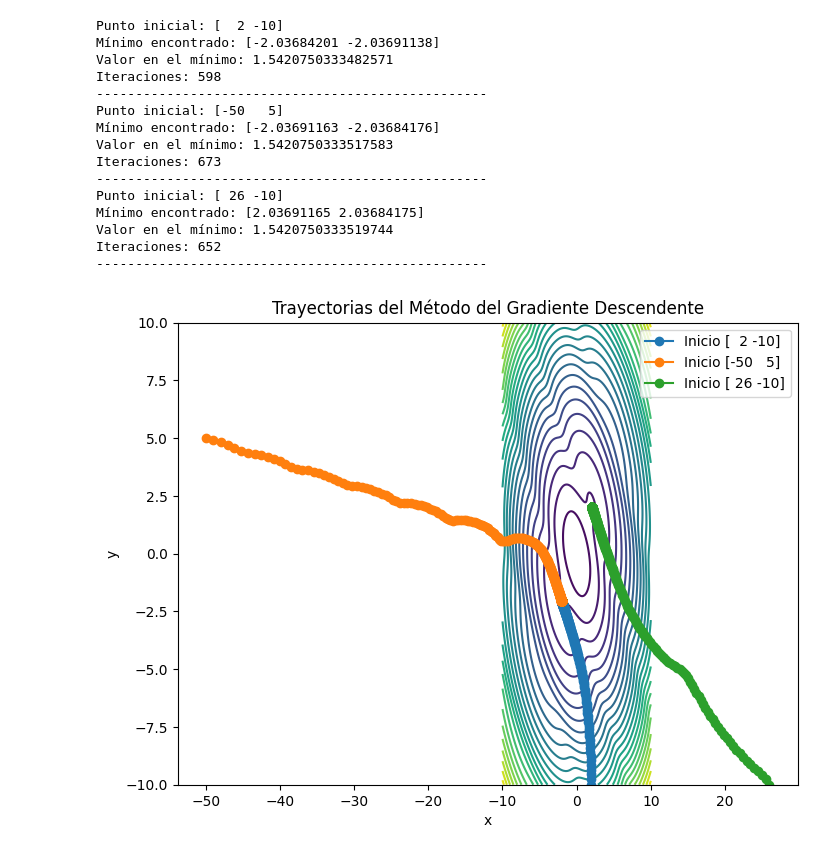
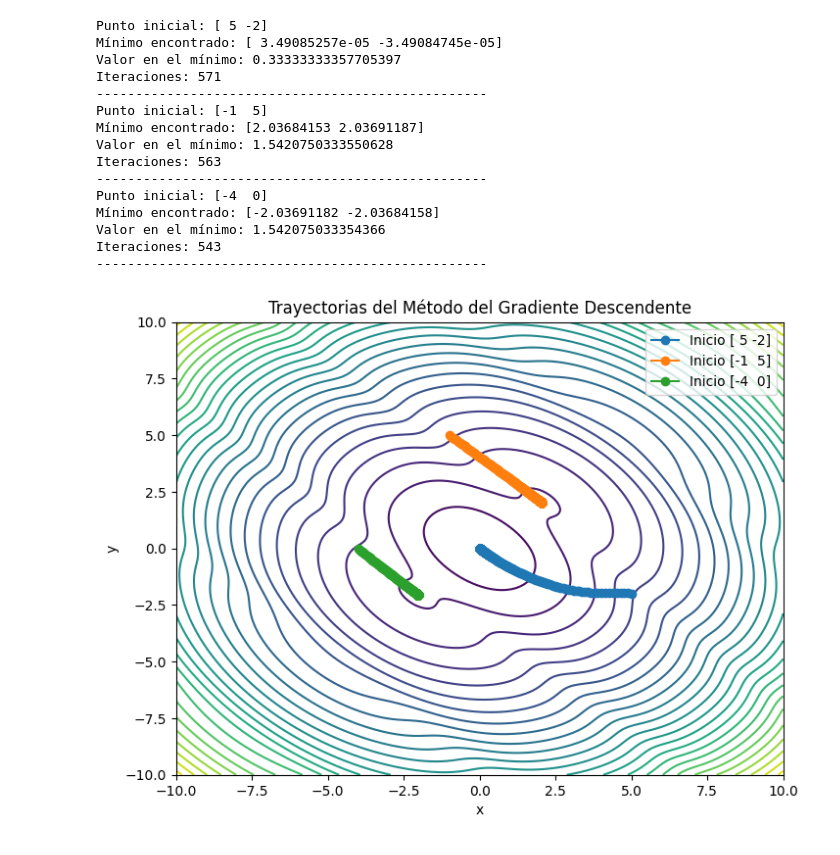
Before and after one commit to JosuSC/Evaluative_Optimization_Assignment, a Jupyter notebook: optimization.ipynb, the cells around one changed output. Saved outputs shown, nothing was run; the diff lists cells and outputs as text; code cells hidden in the pictures.

```diff
--- a/optimization.ipynb
+++ b/optimization.ipynb
@@ -21,7 +21,8 @@ eps = 1e-6         # tolerancia
 max_iter = 1000    # máximo número de iteraciones
 
 # Diferentes puntos de inicio
-puntos_iniciales = [np.array([2, -10]), np.array([-50, 5]), np.array([26, -10])]
+puntos_iniciales = [np.array([5, -2]), np.array([-1, 5]), np.array([-4, -0])]
+
 resultados_grad = []
 
 for x0 in puntos_iniciales:
@@ -48,46 +49,46 @@ for x0 in puntos_iniciales:
 # Mostrar resultados
 for r in resultados_grad:
     print("Punto inicial:", r["inicio"])
     print("Mínimo encontrado:", r["minimo"])
     print("Valor en el mínimo:", r["valor_minimo"])
     print("Iteraciones:", r["iteraciones"])
     print("-"*50)
 
 # Gráfica del descenso
 x_vals = np.linspace(-10, 10, 200)
 y_vals = np.linspace(-10, 10, 200)
 X, Y = np.meshgrid(x_vals, y_vals)
 Z = f(X, Y)
 
 plt.figure(figsize=(8,6))
 plt.contour(X, Y, Z, levels=30, cmap='viridis')
 
 for r in resultados_grad:
     T = r["trayectoria"]
     plt.plot(T[:,0], T[:,1], 'o-', label=f'Inicio {r["inicio"]}')
 
 plt.title("Trayectorias del Método del Gradiente Descendente")
 plt.xlabel('x')
 plt.ylabel('y')
 plt.legend()
 plt.show()
 # %% [output]
-Punto inicial: [  2 -10]
-Mínimo encontrado: [-2.03684201 -2.03691138]
-Valor en el mínimo: 1.5420750333482571
-Iteraciones: 598
+Punto inicial: [ 5 -2]
+Mínimo encontrado: [ 3.49085257e-05 -3.49084745e-05]
+Valor en el mínimo: 0.33333333357705397
+Iteraciones: 571
 --------------------------------------------------
-Punto inicial: [-50   5]
-Mínimo encontrado: [-2.03691163 -2.03684176]
-Valor en el mínimo: 1.5420750333517583
-Iteraciones: 673
+Punto inicial: [-1  5]
+Mínimo encontrado: [2.03684153 2.03691187]
+Valor en el mínimo: 1.5420750333550628
+Iteraciones: 563
 --------------------------------------------------
-Punto inicial: [ 26 -10]
-Mínimo encontrado: [2.03691165 2.03684175]
-Valor en el mínimo: 1.5420750333519744
-Iteraciones: 652
+Punto inicial: [-4  0]
+Mínimo encontrado: [-2.03691182 -2.03684158]
+Valor en el mínimo: 1.542075033354366
+Iteraciones: 543
 --------------------------------------------------
-[figure, old version]
+[figure, new version]
 # %%
 # ==========================================
 # MÉTODO DE NEWTON
```
Also changed, not shown: parts of 4 cells of this notebook, 1 other file.
